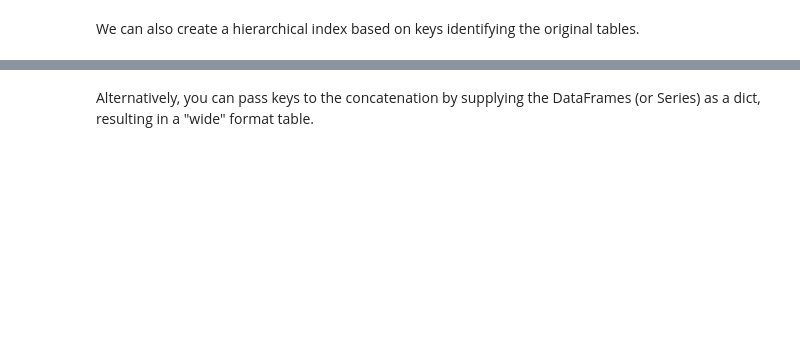
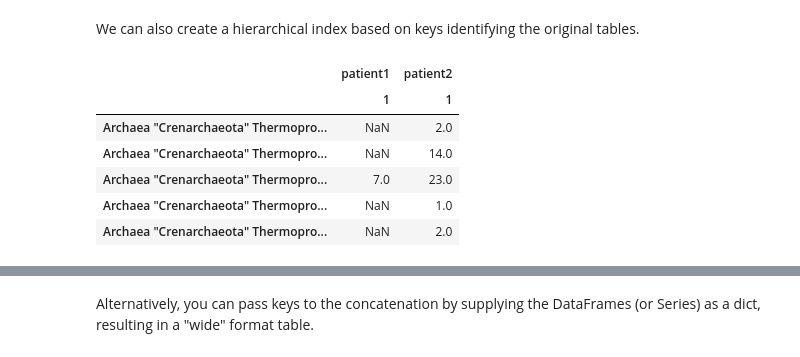
Before and after one commit to maxiande/adafm, a Jupyter notebook: 02 - Intro to Pandas/Data Wrangling with Pandas.ipynb, the cells around one changed output, grey strips where cells are left out. Saved outputs shown, nothing was run; the diff lists cells and outputs as text; code cells hidden in the pictures; blank space fills up the shorter version.

```diff
--- a/02 - Intro to Pandas/Data Wrangling with Pandas.ipynb
+++ b/02 - Intro to Pandas/Data Wrangling with Pandas.ipynb
@@ -237,6 +549,14 @@ mb1.combine_first(mb2).head()
 # %% [markdown]
 We can also create a hierarchical index based on keys identifying the original tables.
 # %%
-pd.concat([mb1, mb2], keys=['patient1', 'patient2']).head()
+pd.concat([mb1, mb2], keys=['patient1', 'patient2'],axis=1).head()
+# %% [output]
+|  | patient1 | patient2 |
+|  | 1 | 1 |
+| Archaea "Crenarchaeota" Thermopro... | NaN | 2.0 |
+| Archaea "Crenarchaeota" Thermopro... | NaN | 14.0 |
+| Archaea "Crenarchaeota" Thermopro... | 7.0 | 23.0 |
+| Archaea "Crenarchaeota" Thermopro... | NaN | 1.0 |
+| Archaea "Crenarchaeota" Thermopro... | NaN | 2.0 |
 # %%
 pd.concat([mb1, mb2], keys=['patient1', 'patient2']).index.is_unique
```
Also changed, not shown: parts of 54 cells of this notebook, 1 other file.
